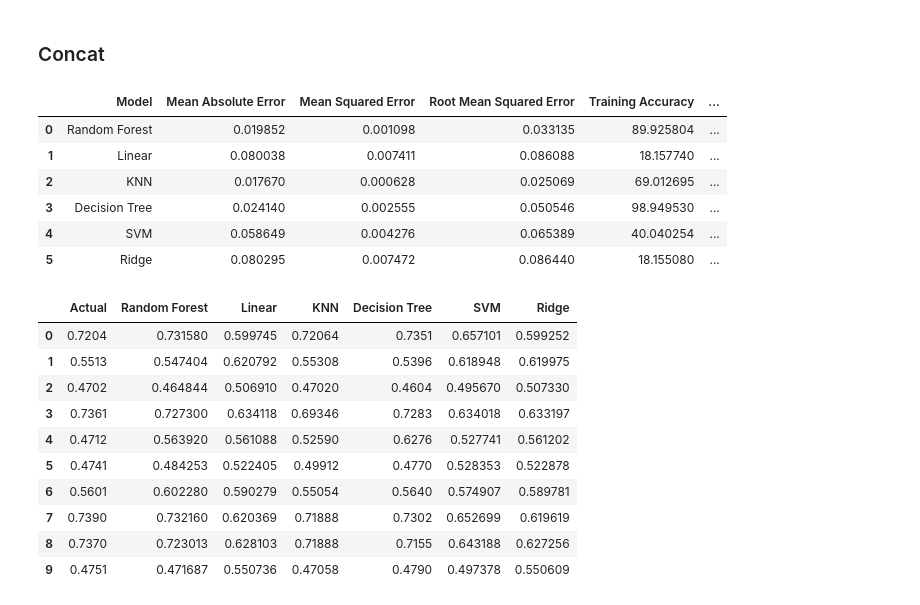
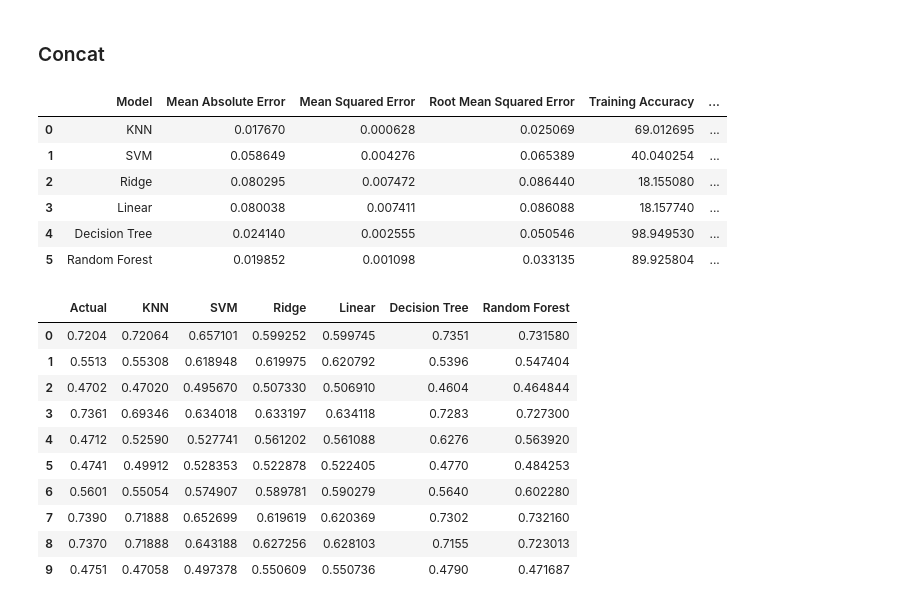
Before and after one commit to abphilip-vit/CollegeP3, a Jupyter notebook: Final.ipynb, the cells around one changed output. Cells and saved outputs as stored; diff of their text form; code cells hidden in the pictures.

```diff
--- a/Final.ipynb
+++ b/Final.ipynb
@@ -166,30 +166,30 @@ a6 = evaluate("     Ridge",ytest,p6,model6)
 # %% [markdown]
 ### Concat
 # %%
-al1 = pd.concat([a1,a2,a3,a4,a5,a6],axis=0).reset_index()
+al1 = pd.concat([a3,a5,a6,a2,a4,a1],axis=0).reset_index()
 al1 = al1.drop('index',axis=1)
 al1
 # %% [output]
 |  | Model | Mean Absolute Error | Mean Squared Error | Root Mean Squared Error | Training Accuracy | ... |
-| 0 | Random Forest | 0.019852 | 0.001098 | 0.033135 | 89.925804 | ... |
-| 1 | Linear | 0.080038 | 0.007411 | 0.086088 | 18.157740 | ... |
-| 2 | KNN | 0.017670 | 0.000628 | 0.025069 | 69.012695 | ... |
-| 3 | Decision Tree | 0.024140 | 0.002555 | 0.050546 | 98.949530 | ... |
-| 4 | SVM | 0.058649 | 0.004276 | 0.065389 | 40.040254 | ... |
-| 5 | Ridge | 0.080295 | 0.007472 | 0.086440 | 18.155080 | ... |
+| 0 | KNN | 0.017670 | 0.000628 | 0.025069 | 69.012695 | ... |
+| 1 | SVM | 0.058649 | 0.004276 | 0.065389 | 40.040254 | ... |
+| 2 | Ridge | 0.080295 | 0.007472 | 0.086440 | 18.155080 | ... |
+| 3 | Linear | 0.080038 | 0.007411 | 0.086088 | 18.157740 | ... |
+| 4 | Decision Tree | 0.024140 | 0.002555 | 0.050546 | 98.949530 | ... |
+| 5 | Random Forest | 0.019852 | 0.001098 | 0.033135 | 89.925804 | ... |
 # %%
-al2 = pd.concat([df0,df1,df2,df3,df4,df5,df6],axis=1).reset_index()
+al2 = pd.concat([df0,df3,df5,df6,df2,df4,df1],axis=1).reset_index()
 al2 = al2.drop('index',axis=1)
 al2
 # %% [output]
-|  | Actual | Random Forest | Linear | KNN | Decision Tree | SVM | Ridge |
-| 0 | 0.7204 | 0.731580 | 0.599745 | 0.72064 | 0.7351 | 0.657101 | 0.599252 |
-| 1 | 0.5513 | 0.547404 | 0.620792 | 0.55308 | 0.5396 | 0.618948 | 0.619975 |
-| 2 | 0.4702 | 0.464844 | 0.506910 | 0.47020 | 0.4604 | 0.495670 | 0.507330 |
-| 3 | 0.7361 | 0.727300 | 0.634118 | 0.69346 | 0.7283 | 0.634018 | 0.633197 |
-| 4 | 0.4712 | 0.563920 | 0.561088 | 0.52590 | 0.6276 | 0.527741 | 0.561202 |
-| 5 | 0.4741 | 0.484253 | 0.522405 | 0.49912 | 0.4770 | 0.528353 | 0.522878 |
-| 6 | 0.5601 | 0.602280 | 0.590279 | 0.55054 | 0.5640 | 0.574907 | 0.589781 |
-| 7 | 0.7390 | 0.732160 | 0.620369 | 0.71888 | 0.7302 | 0.652699 | 0.619619 |
-| 8 | 0.7370 | 0.723013 | 0.628103 | 0.71888 | 0.7155 | 0.643188 | 0.627256 |
-| 9 | 0.4751 | 0.471687 | 0.550736 | 0.47058 | 0.4790 | 0.497378 | 0.550609 |
+|  | Actual | KNN | SVM | Ridge | Linear | Decision Tree | Random Forest |
+| 0 | 0.7204 | 0.72064 | 0.657101 | 0.599252 | 0.599745 | 0.7351 | 0.731580 |
+| 1 | 0.5513 | 0.55308 | 0.618948 | 0.619975 | 0.620792 | 0.5396 | 0.547404 |
+| 2 | 0.4702 | 0.47020 | 0.495670 | 0.507330 | 0.506910 | 0.4604 | 0.464844 |
+| 3 | 0.7361 | 0.69346 | 0.634018 | 0.633197 | 0.634118 | 0.7283 | 0.727300 |
+| 4 | 0.4712 | 0.52590 | 0.527741 | 0.561202 | 0.561088 | 0.6276 | 0.563920 |
+| 5 | 0.4741 | 0.49912 | 0.528353 | 0.522878 | 0.522405 | 0.4770 | 0.484253 |
+| 6 | 0.5601 | 0.55054 | 0.574907 | 0.589781 | 0.590279 | 0.5640 | 0.602280 |
+| 7 | 0.7390 | 0.71888 | 0.652699 | 0.619619 | 0.620369 | 0.7302 | 0.732160 |
+| 8 | 0.7370 | 0.71888 | 0.643188 | 0.627256 | 0.628103 | 0.7155 | 0.723013 |
+| 9 | 0.4751 | 0.47058 | 0.497378 | 0.550609 | 0.550736 | 0.4790 | 0.471687 |
```
